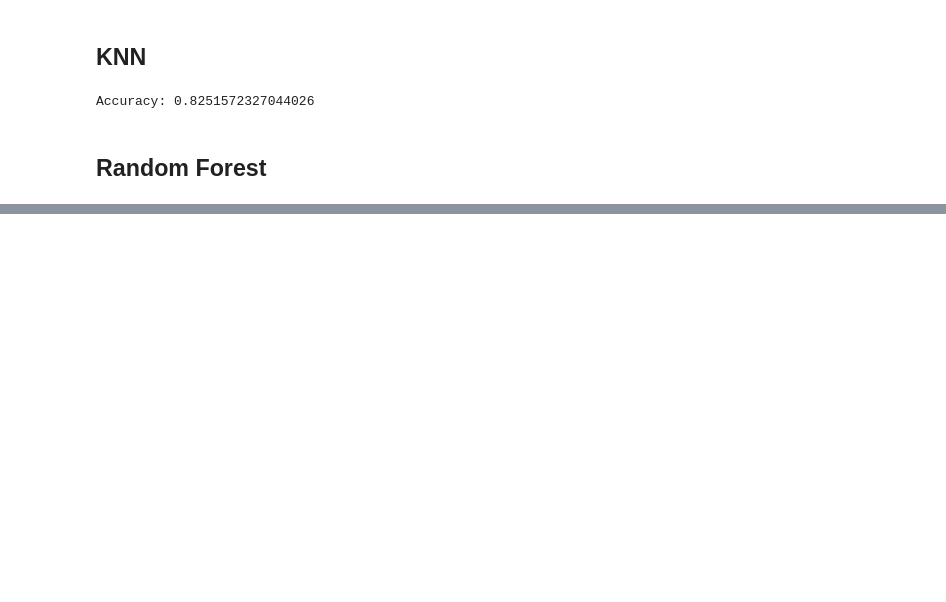
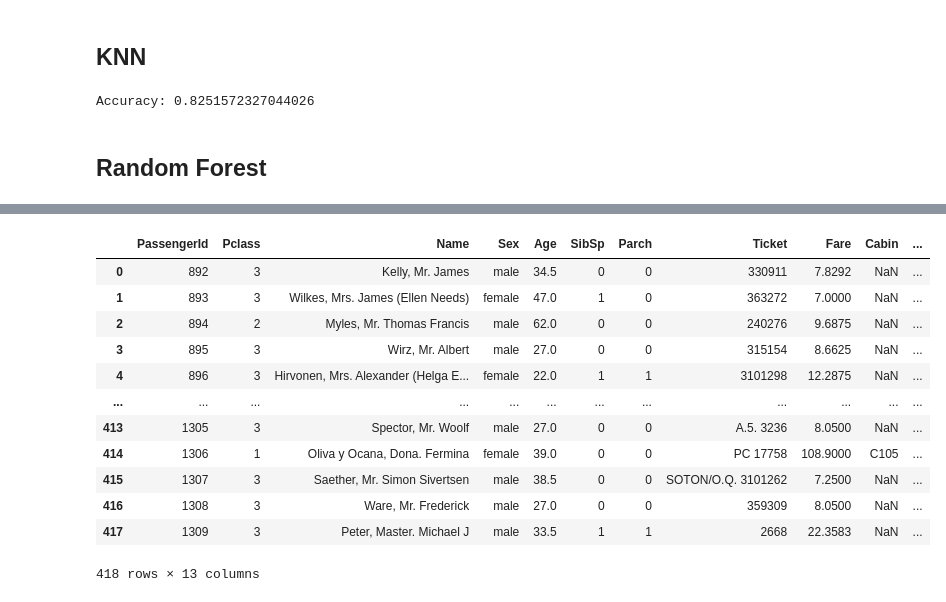
Before and after one commit to yajur-khanna/Kaggle-Titanic-Competiton, a Jupyter notebook: Kaggle_Titanic.ipynb, the cells around one changed output, grey strips where cells are left out. Saved outputs shown, nothing was run; the diff lists cells and outputs as text; code cells hidden in the pictures; blank space fills up the shorter version.

```diff
--- a/Kaggle_Titanic.ipynb
+++ b/Kaggle_Titanic.ipynb
@@ -790,0 +808,11 @@ ImportError: cannot import name 'RandomForestClassifer' from 'sklearn.ensemble'
+# %%
+def fill_age(row):
+    if pd.isnull(row['Age']):
+        similar_rows = df_test[(df_test['Sex'] == row['Sex']) &
+                          (df_test['SibSp'] == row['SibSp']) &
+                          (df_test['Parch'] == row['Parch']) &
+                          (~df_test['Age'].isnull())]
+        if not similar_rows.empty:
+            return similar_rows['Age'].median()
+    return row['Age']
+df_test['Age'] = df_test.apply(fill_age, axis=1)
@@ -790,0 +827,14 @@ ImportError: cannot import name 'RandomForestClassifer' from 'sklearn.ensemble'
+# %%
+def fill_age2(row):
+    if pd.isnull(row['Age']):
+        similar_rows = df_test[(df_test['Sex'] == row['Sex']) &
+                               ((df_test['SibSp'] == row['SibSp']) |
+                                (df_test['Parch'] == row['Parch'])) &
+                               (~df_test['Age'].isnull())]
+        if not similar_rows.empty:
+            return similar_rows['Age'].median()
+    return row['Age']
+
+# Apply the function only to specific rows based on their indices
+indices_to_fill = [132, 188, 342, 365]
+df_test.loc[indices_to_fill, 'Age'] = df_test.loc[indices_to_fill].apply(fill_age2, axis=1)
@@ -790,0 +849,19 @@ ImportError: cannot import name 'RandomForestClassifer' from 'sklearn.ensemble'
+# %%
+df_test['Sex_encoded'] = labelencoder.fit_transform(df_test['Sex'])
+df_test['Tickets_encoded'] = labelencoder.fit_transform(df_test['Ticket'])
+# %%
+df_test
+# %% [output]
+|  | PassengerId | Pclass | Name | Sex | Age | SibSp | Parch | Ticket | Fare | Cabin | ... |
+| 0 | 892 | 3 | Kelly, Mr. James | male | 34.5 | 0 | 0 | 330911 | 7.8292 | NaN | ... |
+| 1 | 893 | 3 | Wilkes, Mrs. James (Ellen Needs) | female | 47.0 | 1 | 0 | 363272 | 7.0000 | NaN | ... |
+| 2 | 894 | 2 | Myles, Mr. Thomas Francis | male | 62.0 | 0 | 0 | 240276 | 9.6875 | NaN | ... |
+| 3 | 895 | 3 | Wirz, Mr. Albert | male | 27.0 | 0 | 0 | 315154 | 8.6625 | NaN | ... |
+| 4 | 896 | 3 | Hirvonen, Mrs. Alexander (Helga E... | female | 22.0 | 1 | 1 | 3101298 | 12.2875 | NaN | ... |
+| ... | ... | ... | ... | ... | ... | ... | ... | ... | ... | ... | ... |
+| 413 | 1305 | 3 | Spector, Mr. Woolf | male | 27.0 | 0 | 0 | A.5. 3236 | 8.0500 | NaN | ... |
+| 414 | 1306 | 1 | Oliva y Ocana, Dona. Fermina | female | 39.0 | 0 | 0 | PC 17758 | 108.9000 | C105 | ... |
+| 415 | 1307 | 3 | Saether, Mr. Simon Sivertsen | male | 38.5 | 0 | 0 | SOTON/O.Q. 3101262 | 7.2500 | NaN | ... |
+| 416 | 1308 | 3 | Ware, Mr. Frederick | male | 27.0 | 0 | 0 | 359309 | 8.0500 | NaN | ... |
+| 417 | 1309 | 3 | Peter, Master. Michael J | male | 33.5 | 1 | 1 | 2668 | 22.3583 | NaN | ... |
+418 rows × 13 columns
```
Also changed, not shown: parts of 41 cells of this notebook.
